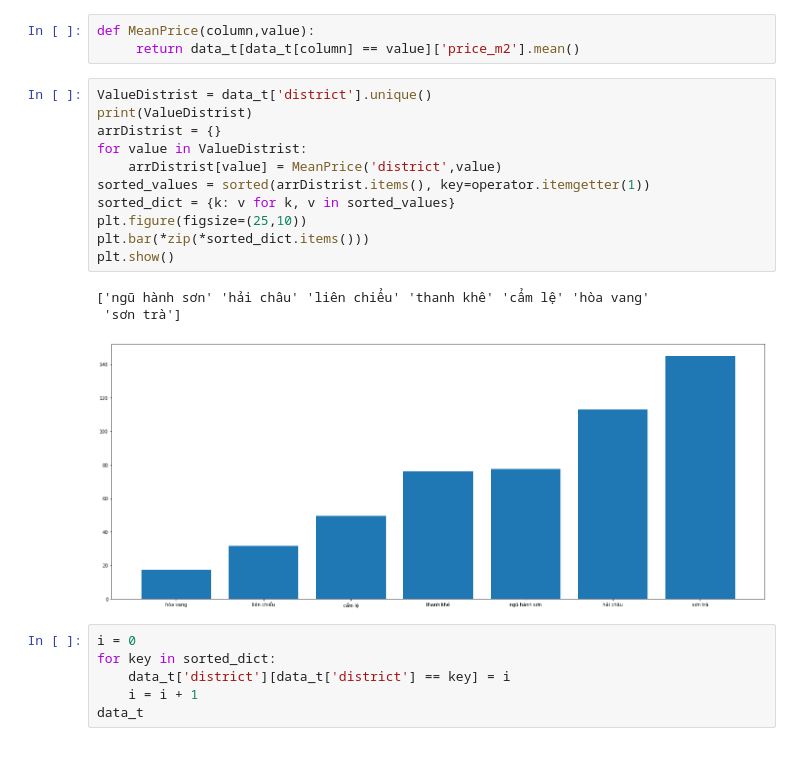
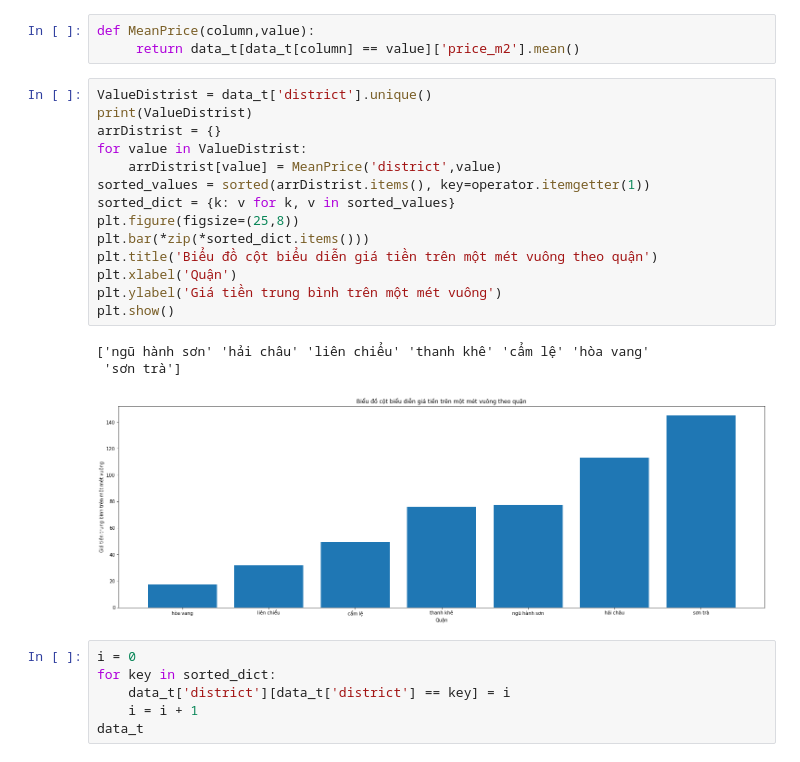
Before and after one commit to jthanh8144/FinalEssayDataScience, a Jupyter notebook: main.ipynb, the cells around one changed output. Cells and saved outputs as stored; diff of their text form.

Commit message:
add title lable

```diff
--- a/main.ipynb
+++ b/main.ipynb
@@ -199,18 +192,21 @@ def MeanPrice(column,value):
 # %%
 ValueDistrist = data_t['district'].unique()
 print(ValueDistrist)
 arrDistrist = {}
 for value in ValueDistrist:
     arrDistrist[value] = MeanPrice('district',value)
 sorted_values = sorted(arrDistrist.items(), key=operator.itemgetter(1))
 sorted_dict = {k: v for k, v in sorted_values}
-plt.figure(figsize=(25,10))
+plt.figure(figsize=(25,8))
 plt.bar(*zip(*sorted_dict.items()))
+plt.title('Biểu đồ cột biểu diễn giá tiền trên một mét vuông theo quận')
+plt.xlabel('Quận')
+plt.ylabel('Giá tiền trung bình trên một mét vuông')
 plt.show()
 # %% [output]
 ['ngũ hành sơn' 'hải châu' 'liên chiểu' 'thanh khê' 'cẩm lệ' 'hòa vang'
  'sơn trà']
-[figure, old version]
+[figure, new version]
 # %%
 i = 0
 for key in sorted_dict:
```
Also changed, not shown: parts of 7 cells of this notebook.
